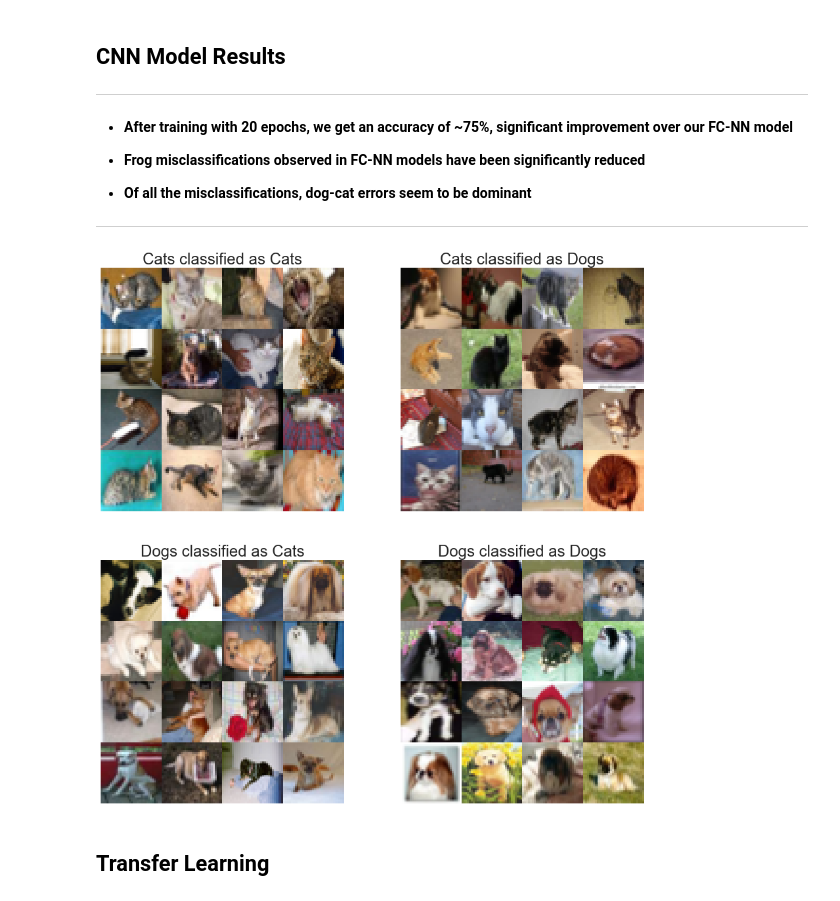
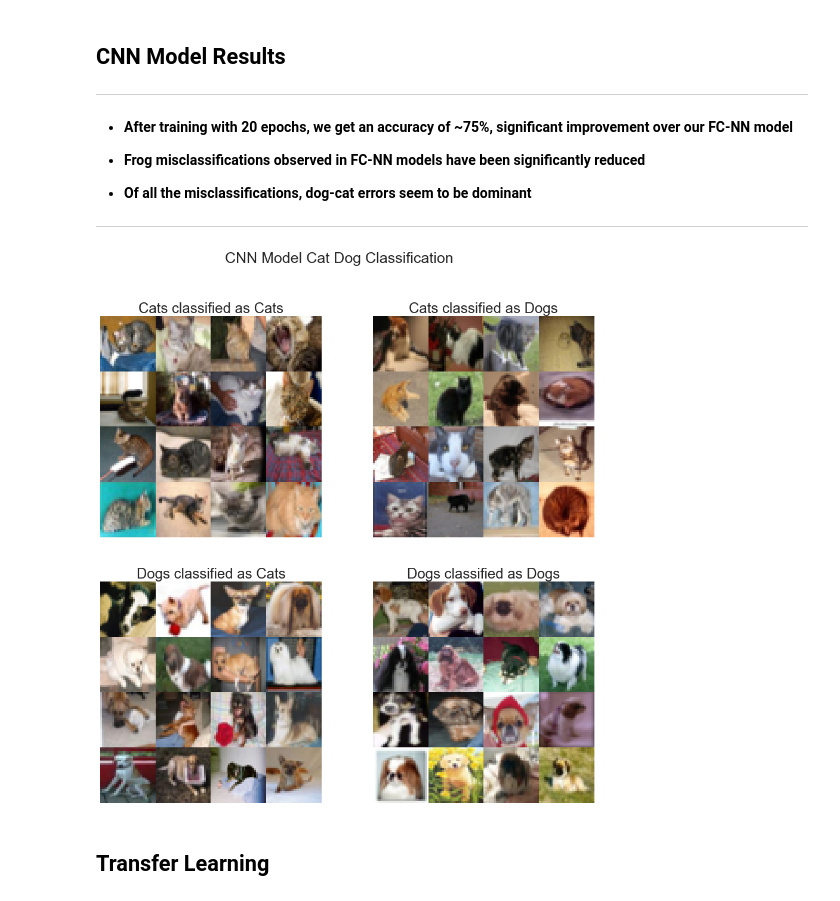
Before and after one commit to swami84/CIFAR10-Image-Classification---TensorFlow-, a Jupyter notebook: Cifar Image Classification.ipynb, the cells around one changed output. Cells and saved outputs as stored; diff of their text form; code cells hidden in the pictures.

Commit message:
Added plots, saved images

```diff
--- a/Cifar Image Classification.ipynb
+++ b/Cifar Image Classification.ipynb
@@ -547,7 +547,7 @@ save_fig('Norm_Heatmap_CNN_Model')
 ***
 # %%
 import matplotlib as mpl
-def plot_images(instances, images_per_row=4, **options):
+def plot_images(instances, images_per_row=4):
     size = 32
     images_per_row = min(len(instances), images_per_row)
     images = [instance.reshape(size,size,3) for instance in instances]
@@ -559,28 +559,31 @@ def plot_images(instances, images_per_row=4, **options):
         rimages = images[row * images_per_row : (row + 1) * images_per_row]
         row_images.append(np.concatenate(rimages, axis=1))
     image = np.concatenate(row_images, axis=0)
-    plt.imshow(image, **options)
+    plt.imshow(image)
     plt.axis("off")
 # %%
 cl_a, cl_b = 3, 5
 X_aa = X_test[(y_test == cl_a) & (pred_cnn_model == cl_a)]
 X_ab = X_test[(y_test == cl_a) & (pred_cnn_model == cl_b)]
 X_ba = X_test[(y_test == cl_b) & (pred_cnn_model == cl_a)]
 X_bb = X_test[(y_test == cl_b) & (pred_cnn_model == cl_b)]
 
-plt.figure(figsize=(15,15))
+fig = plt.figure(figsize=(15,15))
+fig.suptitle('CNN Model Cat Dog Classification', fontsize=25)
+
 ax1 = plt.subplot(221); plot_images(X_aa[:16], images_per_row=4)
 ax1.title.set_text('Cats classified as Cats')
 ax2 = plt.subplot(222); plot_images(X_ab[:16], images_per_row=4)
 ax2.title.set_text('Cats classified as Dogs')
 ax3 = plt.subplot(223); plot_images(X_ba[:16], images_per_row=4)
 ax3.title.set_text('Dogs classified as Cats')
 ax4 = plt.subplot(224); plot_images(X_bb[:16], images_per_row=4)
 ax4.title.set_text('Dogs classified as Dogs')
 save_fig('CNN_Cat_Dog_Classification')
+
 plt.show()
 # %% [output]
-[figure, old version]
+[figure, new version]
 # %% [markdown]
 ## Transfer Learning
 # %%
```
Also changed, not shown: parts of 2 cells of this notebook, 3 other files.
